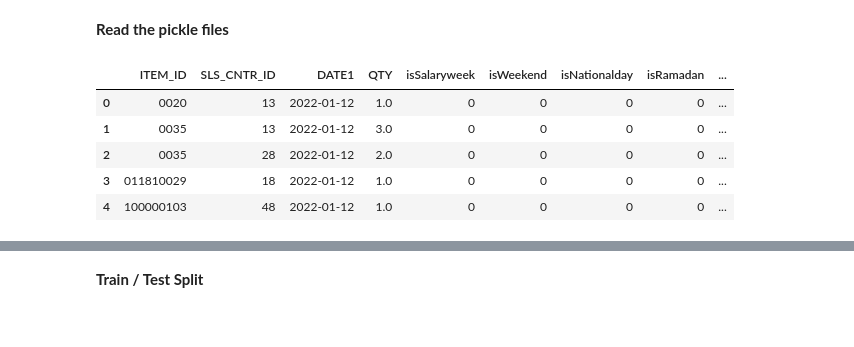
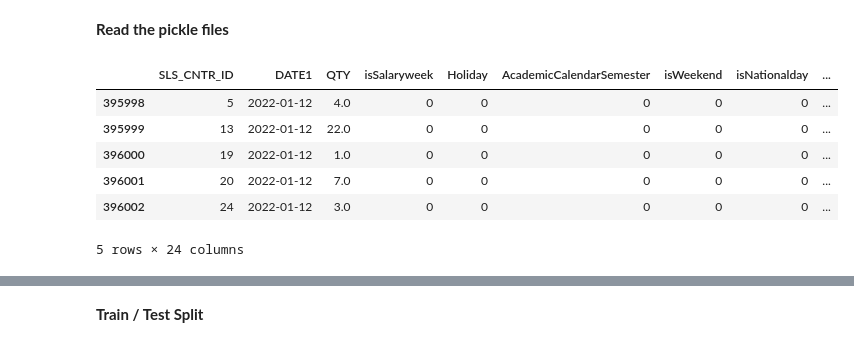
Before and after one commit to hajsf/Time-Series-Forecast, a Jupyter notebook: 05_TrainModel.ipynb, the cells around one changed output, grey strips where cells are left out. Saved outputs shown, nothing was run; the diff lists cells and outputs as text; code cells hidden in the pictures.

```diff
--- a/05_TrainModel.ipynb
+++ b/05_TrainModel.ipynb
@@ -23,13 +23,14 @@ import pickle
 # %%
 pathData = "/content/drive/MyDrive/ColabNotebooks/dataset/02_ProcessedData/"
 # %%
-with open(pathData + 'readyForTraining.pk', 'rb') as f:
+with open(pathData + '124766.pk', 'rb') as f:
   df = pickle.load(f)
 df.head()
 # %% [output]
-|  | ITEM_ID | SLS_CNTR_ID | DATE1 | QTY | isSalaryweek | isWeekend | isNationalday | isRamadan | ... |
-| 0 | 0020 | 13 | 2022-01-12 | 1.0 | 0 | 0 | 0 | 0 | ... |
-| 1 | 0035 | 13 | 2022-01-12 | 3.0 | 0 | 0 | 0 | 0 | ... |
-| 2 | 0035 | 28 | 2022-01-12 | 2.0 | 0 | 0 | 0 | 0 | ... |
-| 3 | 011810029 | 18 | 2022-01-12 | 1.0 | 0 | 0 | 0 | 0 | ... |
-| 4 | 100000103 | 48 | 2022-01-12 | 1.0 | 0 | 0 | 0 | 0 | ... |
+|  | SLS_CNTR_ID | DATE1 | QTY | isSalaryweek | Holiday | AcademicCalendarSemester | isWeekend | isNationalday | ... |
+| 395998 | 5 | 2022-01-12 | 4.0 | 0 | 0 | 0 | 0 | 0 | ... |
+| 395999 | 13 | 2022-01-12 | 22.0 | 0 | 0 | 0 | 0 | 0 | ... |
+| 396000 | 19 | 2022-01-12 | 1.0 | 0 | 0 | 0 | 0 | 0 | ... |
+| 396001 | 20 | 2022-01-12 | 7.0 | 0 | 0 | 0 | 0 | 0 | ... |
+| 396002 | 24 | 2022-01-12 | 3.0 | 0 | 0 | 0 | 0 | 0 | ... |
+5 rows × 24 columns
```
Also changed, not shown: parts of 14 cells of this notebook.
